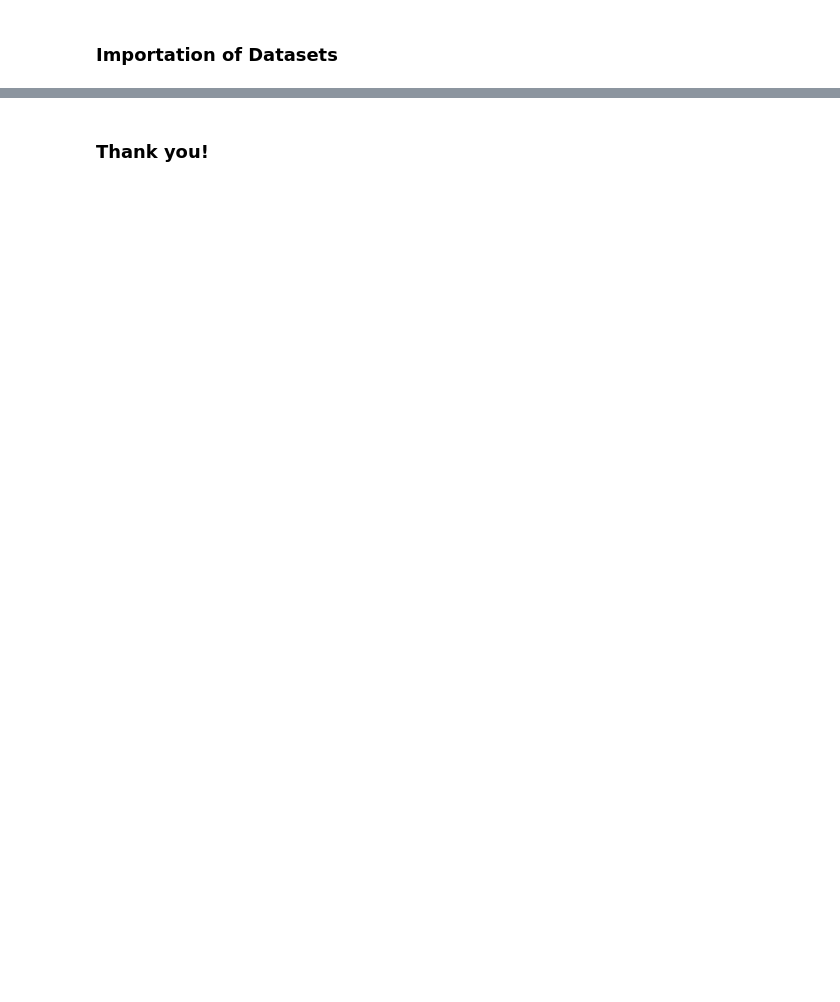
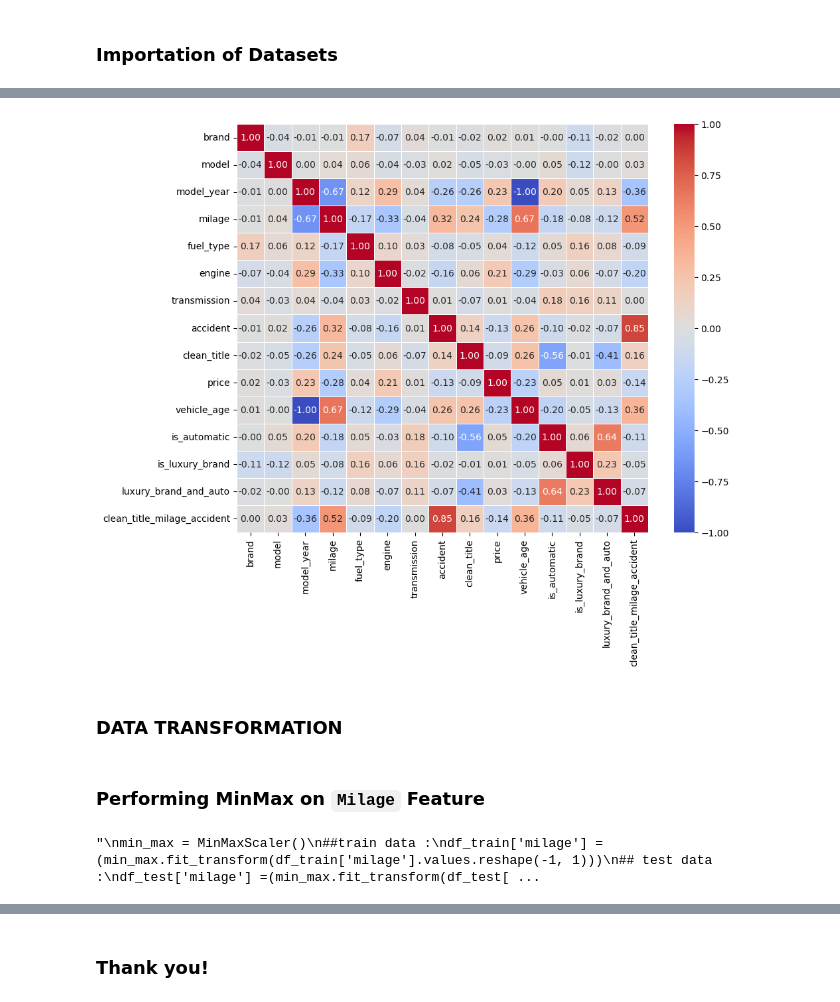
Before and after one commit to Nkeeydata/car_Prediction_Challenge, a Jupyter notebook: D_S_NChallenge.ipynb, the cells around one changed output, grey strips where cells are left out. Drawn from its saved outputs; the diff is of its cells as text; code cells hidden in the pictures; blank space fills up the shorter version.

````diff
--- a/D_S_NChallenge.ipynb
+++ b/D_S_NChallenge.ipynb
@@ -607,0 +421,28 @@
+# %%
+df_encoded = df_train.copy()
+label_encoder = LabelEncoder()
+
+for column in df_encoded.columns:
+    if df_encoded[column].dtype == 'object':  # Check if the column is of object type
+        df_encoded[column] = label_encoder.fit_transform(df_encoded[column].astype(str))
+
+# Plot the heatmap with the encoded DataFrame
+plt.figure(figsize=(10, 8))
+sns.heatmap(df_encoded.corr(), annot=True, fmt='.2f', cmap='coolwarm', linewidths=0.5)
+plt.show()
+# %% [output]
+[figure, added]
+# %% [markdown]
+### DATA TRANSFORMATION
+# %% [markdown]
+### Performing MinMax on ```Milage``` Feature
+# %%
+'''
+min_max = MinMaxScaler()
+##train data :
+df_train['milage'] =  (min_max.fit_transform(df_train['milage'].values.reshape(-1, 1)))
+## test data :
+df_test['milage'] =(min_max.fit_transform(df_test['milage'].values.reshape(-1, 1)))
+'''
+# %% [output]
+"\nmin_max = MinMaxScaler()\n##train data :\ndf_train['milage'] =  (min_max.fit_transform(df_train['milage'].values.reshape(-1, 1)))\n## test data :\ndf_test['milage'] =(min_max.fit_transform(df_test[ ...
````
Also changed, not shown: parts of 154 cells of this notebook.
